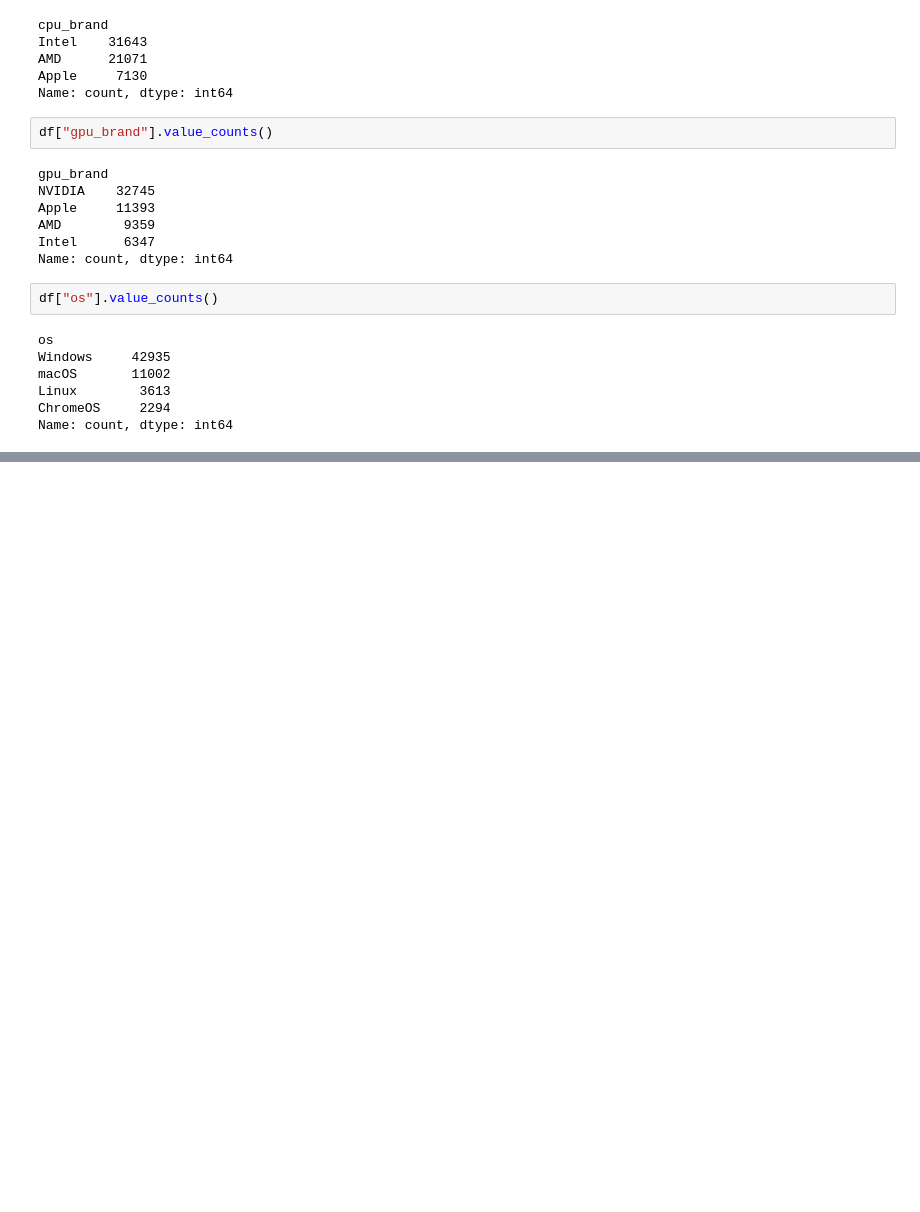
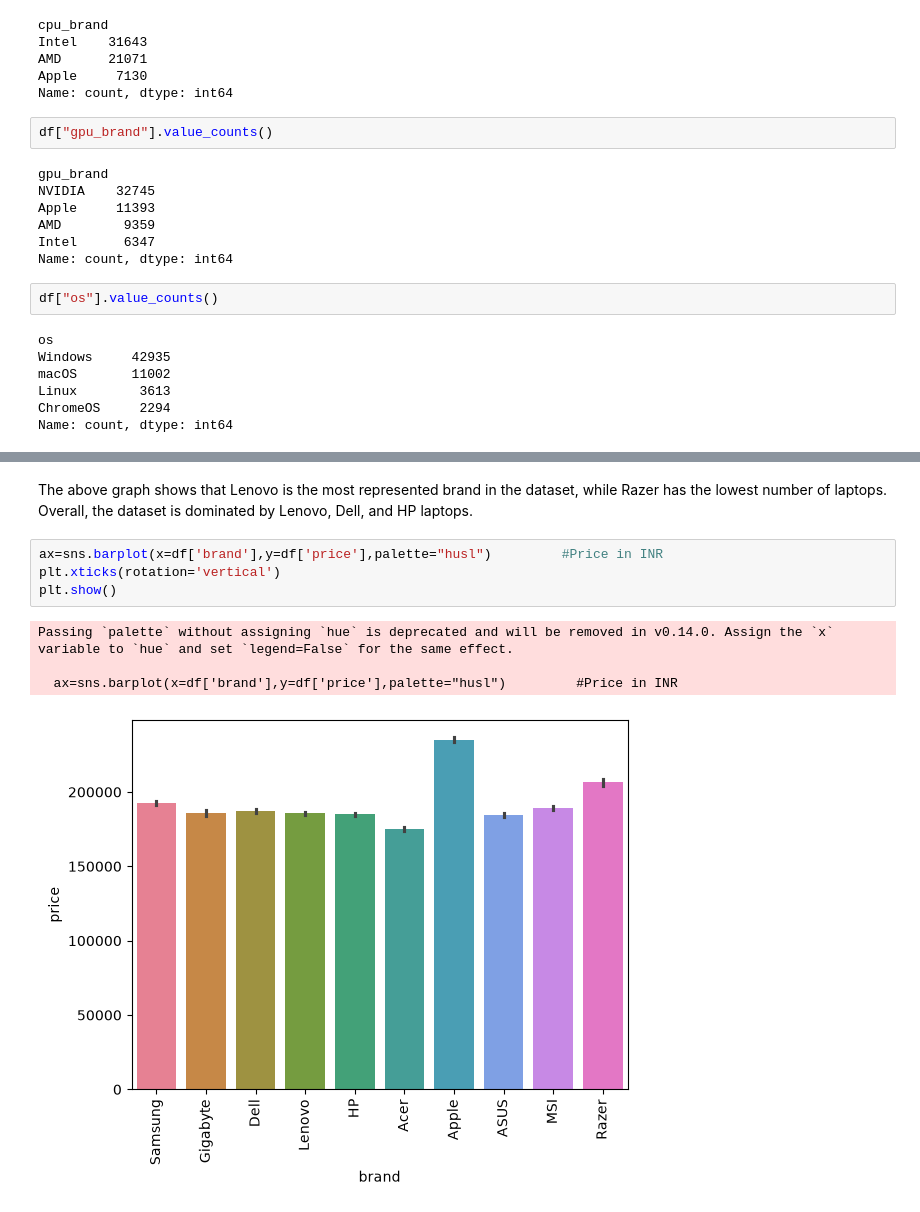
Before and after one commit to shrishtiig/Laptop_Price_Prediction, a Jupyter notebook: notebooks/laptop_price_eda.ipynb, the cells around one changed output, grey strips where cells are left out. Drawn from its saved outputs; the diff is of its cells as text; blank space fills up the shorter version.

```diff
--- a/notebooks/laptop_price_eda.ipynb
+++ b/notebooks/laptop_price_eda.ipynb
@@ -245,0 +326,11 @@ Name: count, dtype: int64
+# %% [markdown]
+The above graph shows that Lenovo is the most represented brand in the dataset, while Razer has the lowest number of laptops. Overall, the dataset is dominated by Lenovo, Dell, and HP laptops.
+# %%
+ax=sns.barplot(x=df['brand'],y=df['price'],palette="husl")         #Price in INR
+plt.xticks(rotation='vertical')
+plt.show()
+# %% [output]
+Passing `palette` without assigning `hue` is deprecated and will be removed in v0.14.0. Assign the `x` variable to `hue` and set `legend=False` for the same effect.
+
+  ax=sns.barplot(x=df['brand'],y=df['price'],palette="husl")         #Price in INR
+[figure, added]
```
Also changed, not shown: parts of 19 cells of this notebook.
